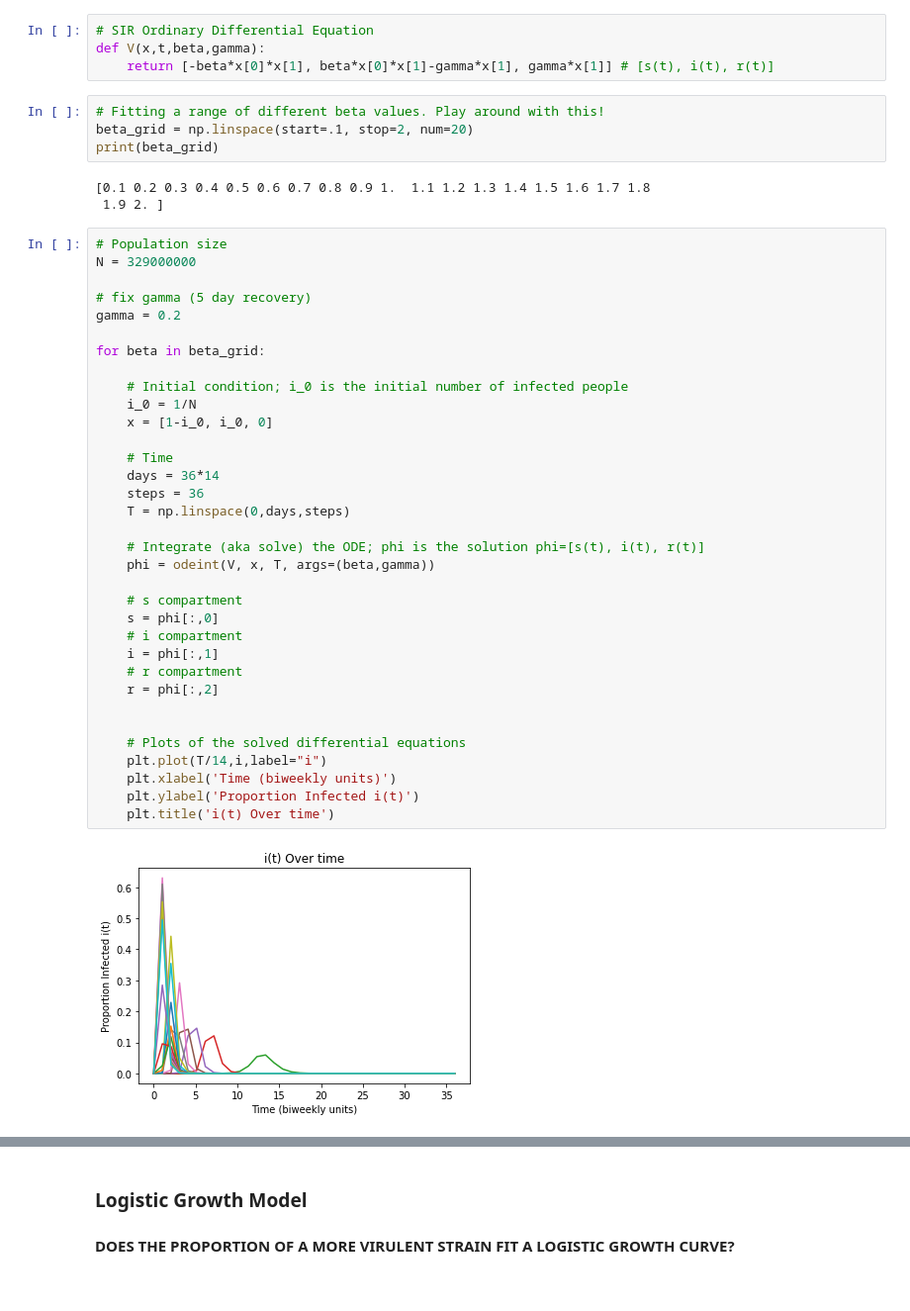
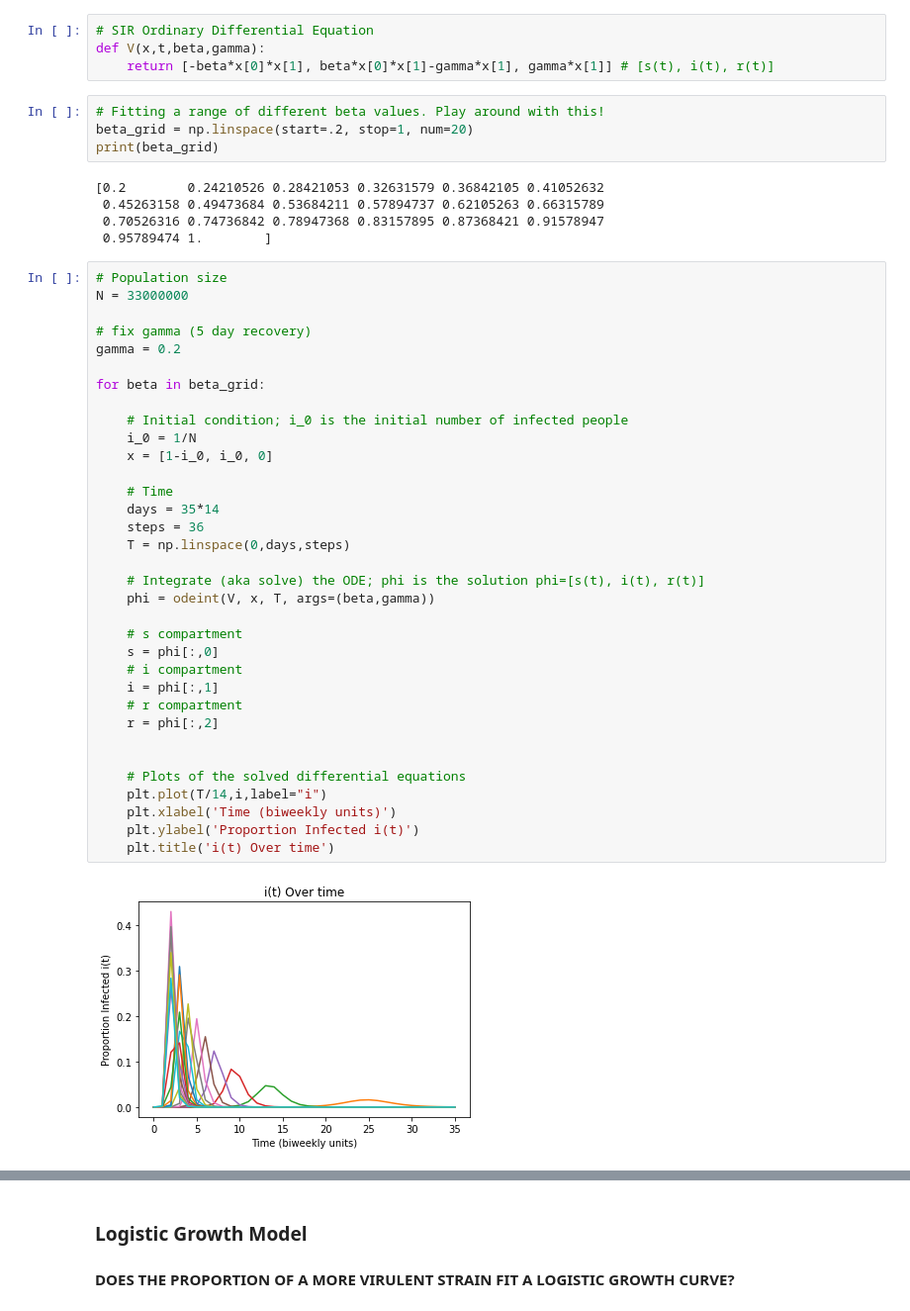
Before and after one commit to JennyHuang19/DOMATH_2022_COVID_MODELING, a Jupyter notebook: is_beta_wave_consistent.ipynb, the cells around one changed output, grey strips where cells are left out. Shown at 99% size. Cells and saved outputs as stored; diff of their text form.

```diff
--- a/is_beta_wave_consistent.ipynb
+++ b/is_beta_wave_consistent.ipynb
@@ -305,44 +330,46 @@ def V(x,t,beta,gamma):
     return [-beta*x[0]*x[1], beta*x[0]*x[1]-gamma*x[1], gamma*x[1]] # [s(t), i(t), r(t)]
 # %%
 # Fitting a range of different beta values. Play around with this!
-beta_grid = np.linspace(start=.1, stop=2, num=20)
+beta_grid = np.linspace(start=.2, stop=1, num=20)
 print(beta_grid)
 # %% [output]
-[0.1 0.2 0.3 0.4 0.5 0.6 0.7 0.8 0.9 1.  1.1 1.2 1.3 1.4 1.5 1.6 1.7 1.8
- 1.9 2. ]
+[0.2        0.24210526 0.28421053 0.32631579 0.36842105 0.41052632
+ 0.45263158 0.49473684 0.53684211 0.57894737 0.62105263 0.66315789
+ 0.70526316 0.74736842 0.78947368 0.83157895 0.87368421 0.91578947
+ 0.95789474 1.        ]
 # %%
 # Population size
-N = 329000000
+N = 33000000
 
 # fix gamma (5 day recovery)
 gamma = 0.2
 
 for beta in beta_grid:
 
     # Initial condition; i_0 is the initial number of infected people
     i_0 = 1/N
     x = [1-i_0, i_0, 0]
 
     # Time
-    days = 36*14
+    days = 35*14
     steps = 36
     T = np.linspace(0,days,steps)
 
     # Integrate (aka solve) the ODE; phi is the solution phi=[s(t), i(t), r(t)]
     phi = odeint(V, x, T, args=(beta,gamma))
 
     # s compartment
     s = phi[:,0]
     # i compartment
     i = phi[:,1]
     # r compartment
     r = phi[:,2]
 
 
     # Plots of the solved differential equations
     plt.plot(T/14,i,label="i")
     plt.xlabel('Time (biweekly units)')
     plt.ylabel('Proportion Infected i(t)')
     plt.title('i(t) Over time')
 # %% [output]
-[figure, old version]
+[figure, new version]
```
Also changed, not shown: parts of 18 cells of this notebook.
